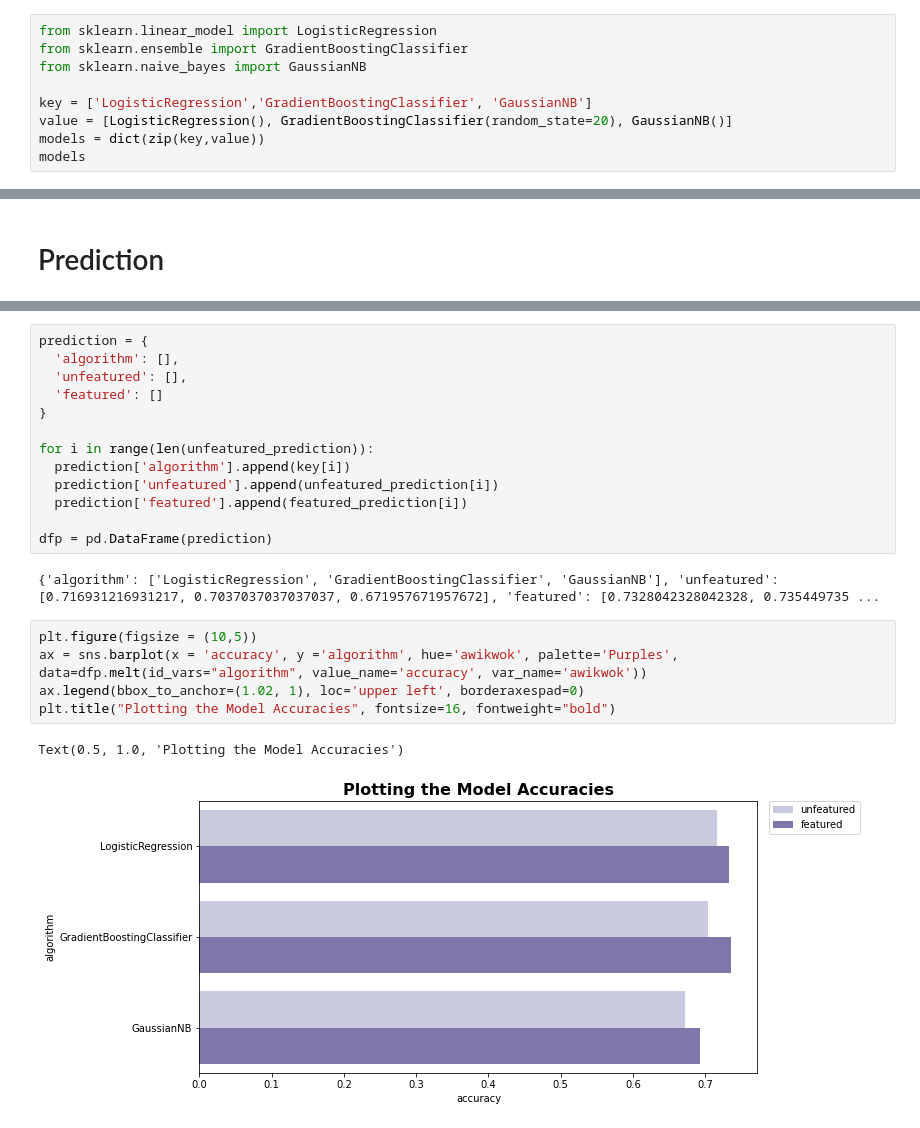
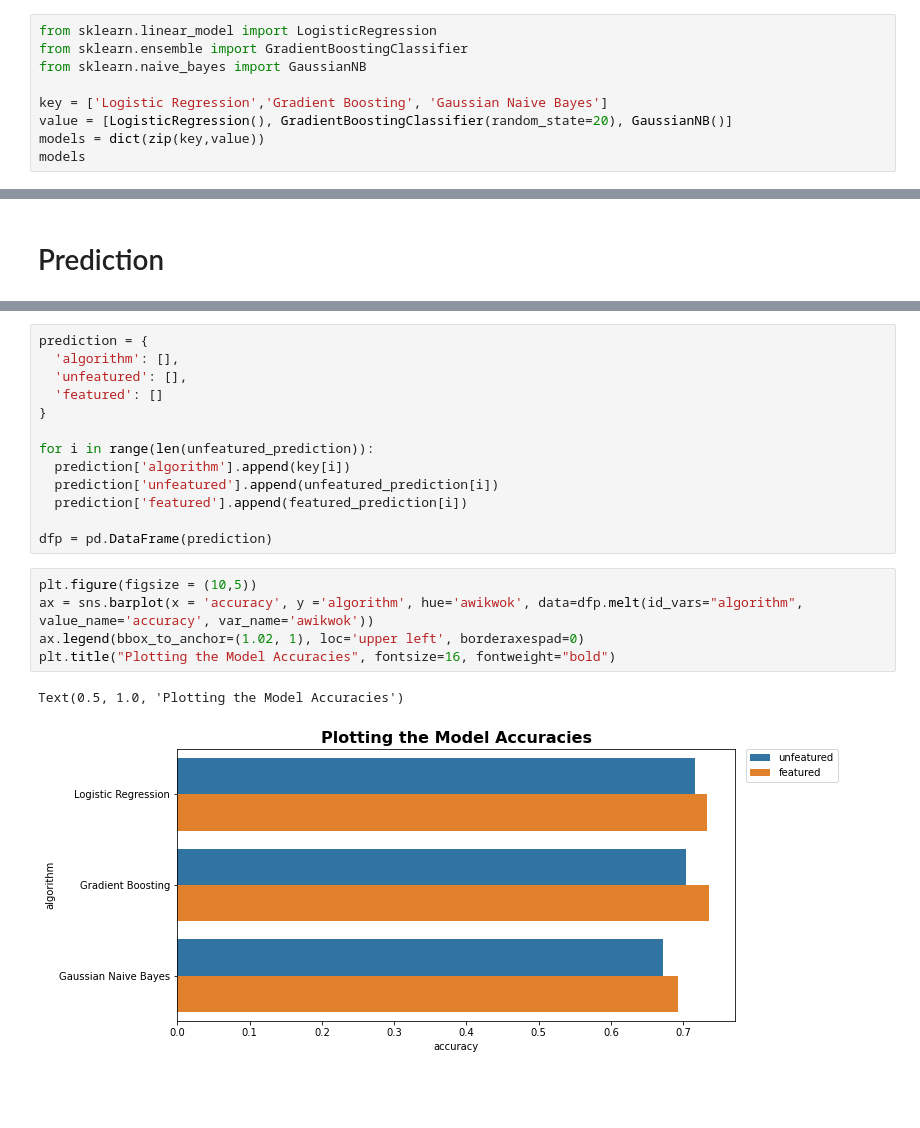
Before and after one commit to koriisabellaa/mental-health-predict, a Jupyter notebook: Feature_Eng_Mental_Health_in_Tech_Survey.ipynb, the cells around one changed output, grey strips where cells are left out. Cells and saved outputs as stored; diff of their text form; blank space fills up the shorter version.

Commit message:
fix algorithm name and change color

```diff
--- a/Feature_Eng_Mental_Health_in_Tech_Survey.ipynb
+++ b/Feature_Eng_Mental_Health_in_Tech_Survey.ipynb
@@ -547,7 +547,7 @@ from sklearn.linear_model import LogisticRegression
 from sklearn.ensemble import GradientBoostingClassifier
 from sklearn.naive_bayes import GaussianNB
 
-key = ['LogisticRegression','GradientBoostingClassifier', 'GaussianNB']
+key = ['Logistic Regression','Gradient Boosting', 'Gaussian Naive Bayes']
 value = [LogisticRegression(), GradientBoostingClassifier(random_state=20), GaussianNB()]
 models = dict(zip(key,value))
 models
@@ -617,13 +617,11 @@ for i in range(len(unfeatured_prediction)):
   prediction['featured'].append(featured_prediction[i])
 
 dfp = pd.DataFrame(prediction)
-# %% [output]
-{'algorithm': ['LogisticRegression', 'GradientBoostingClassifier', 'GaussianNB'], 'unfeatured': [0.716931216931217, 0.7037037037037037, 0.671957671957672], 'featured': [0.7328042328042328, 0.735449735 ...
 # %%
 plt.figure(figsize = (10,5))
-ax = sns.barplot(x = 'accuracy', y ='algorithm', hue='awikwok', palette='Purples', data=dfp.melt(id_vars="algorithm", value_name='accuracy', var_name='awikwok'))
+ax = sns.barplot(x = 'accuracy', y ='algorithm', hue='awikwok', data=dfp.melt(id_vars="algorithm", value_name='accuracy', var_name='awikwok'))
 ax.legend(bbox_to_anchor=(1.02, 1), loc='upper left', borderaxespad=0)
 plt.title("Plotting the Model Accuracies", fontsize=16, fontweight="bold")
 # %% [output]
 Text(0.5, 1.0, 'Plotting the Model Accuracies')
-[figure, old version]
+[figure, new version]
```
Also changed, not shown: parts of 2 cells of this notebook.
